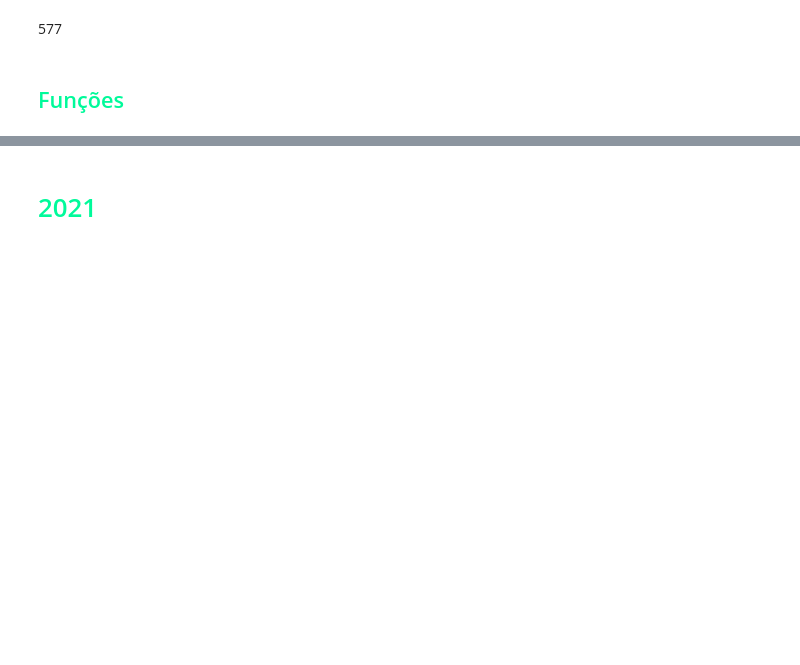
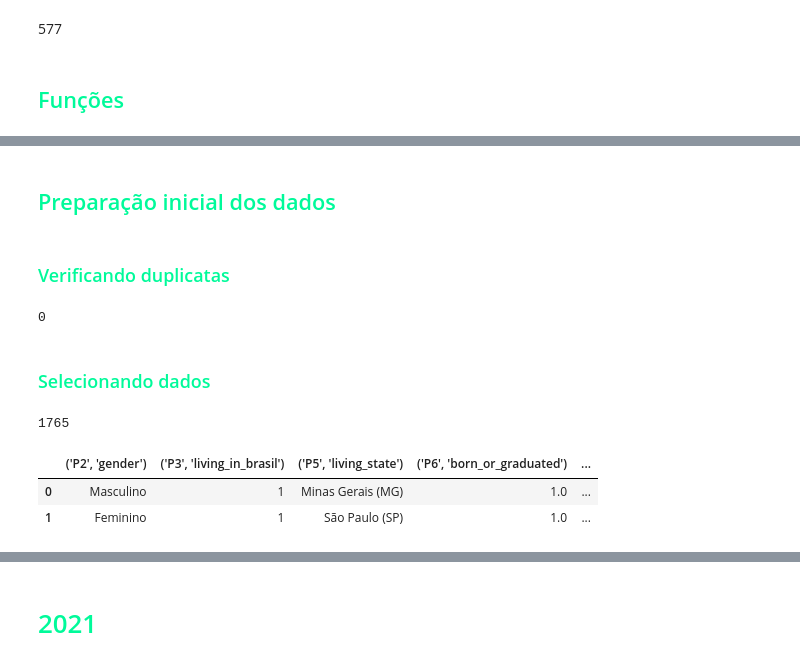
Before and after one commit to FranciscoFoz/state-of-data-2019-2021-2022, a Jupyter notebook: Analise_carreira_analista_de_dados.ipynb, the cells around one changed output, grey strips where cells are left out. Drawn from its saved outputs; the diff is of its cells as text; code cells hidden in the pictures; blank space fills up the shorter version.

```diff
--- a/Analise_carreira_analista_de_dados.ipynb
+++ b/Analise_carreira_analista_de_dados.ipynb
@@ -62,0 +65,20 @@ import funcoes as f
+# %% [markdown]
+## <font color= MediumSpringGreen> Preparação inicial dos dados </font>
+# %% [markdown]
+### <font color= MediumSpringGreen> Verificando duplicatas </font>
+# %%
+df_state_of_data_2019.duplicated().sum()
+# %% [output]
+0
+# %% [markdown]
+### <font color= MediumSpringGreen> Selecionando dados </font>
+# %%
+len(df_state_of_data_2019)
+# %% [output]
+1765
+# %%
+df_state_of_data_2019.iloc[:,2:].head(2)
+# %% [output]
+|  | ('P2', 'gender') | ('P3', 'living_in_brasil') | ('P5', 'living_state') | ('P6', 'born_or_graduated') | ... |
+| 0 | Masculino | 1 | Minas Gerais (MG) | 1.0 | ... |
+| 1 | Feminino | 1 | São Paulo (SP) | 1.0 | ... |
```
Also changed, not shown: parts of 3 cells of this notebook.
